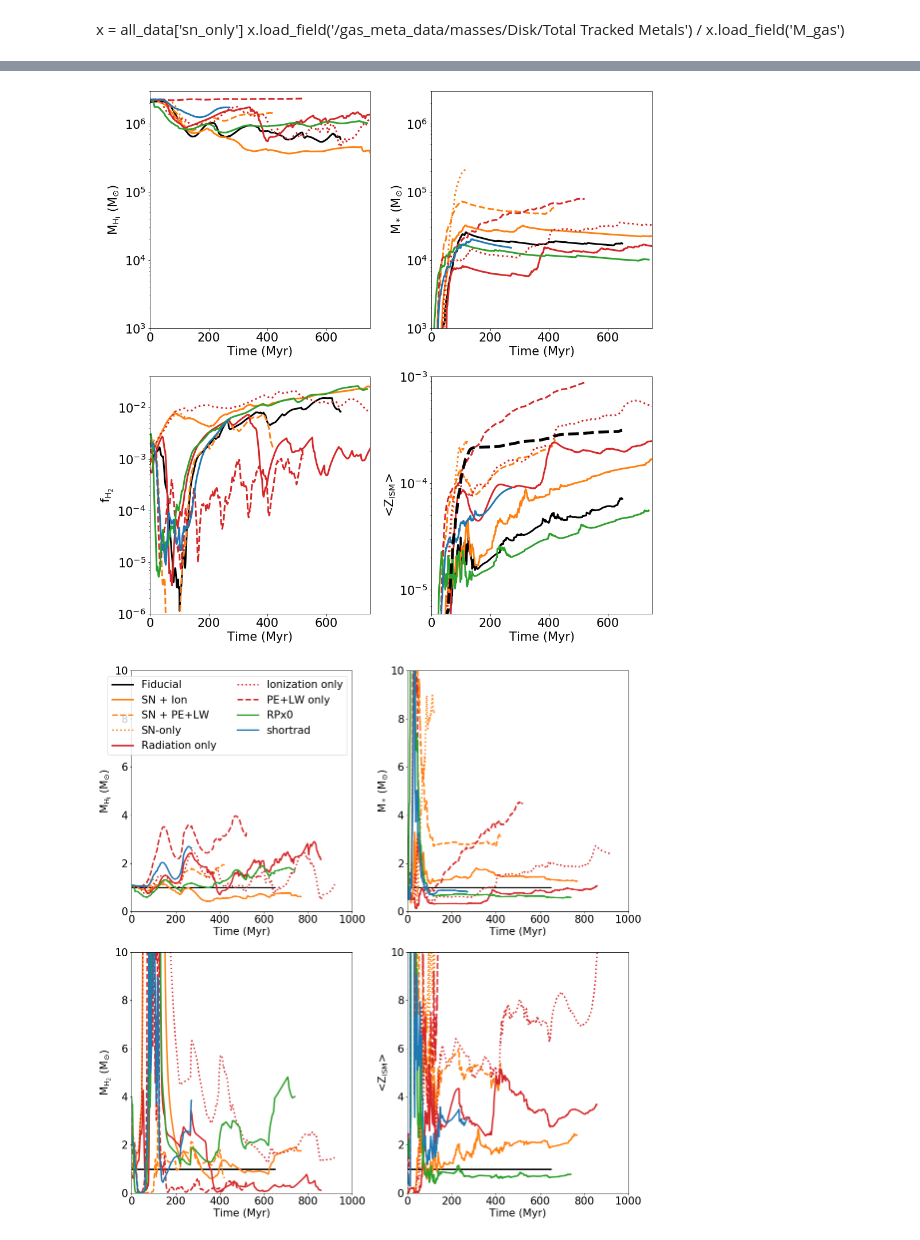
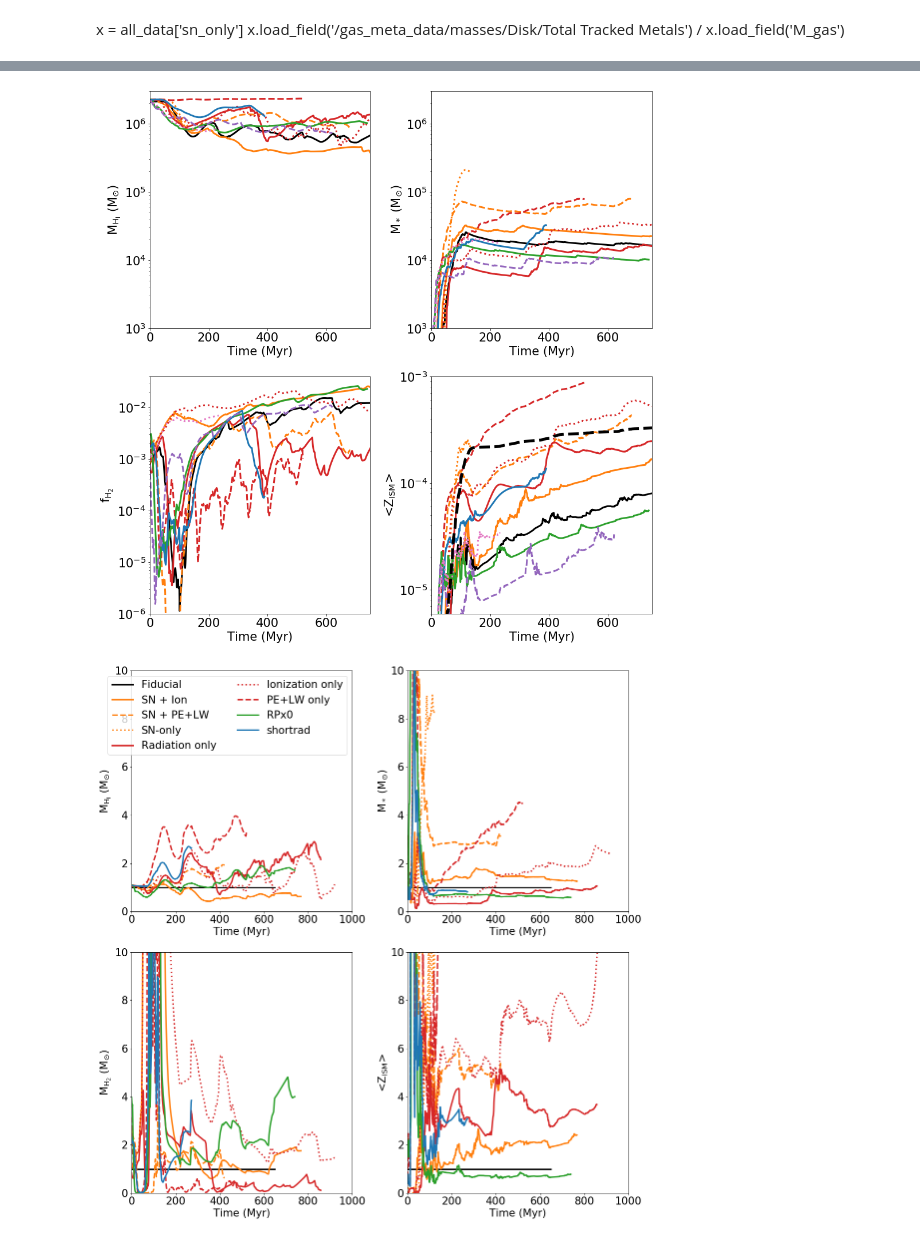
Before and after one commit to aemerick/galaxy_analysis, a Jupyter notebook: notebooks/physics_analysis.ipynb, the cells around one changed output, grey strips where cells are left out. Drawn from its saved outputs; the diff is of its cells as text; code cells hidden in the pictures.

```diff
--- a/notebooks/physics_analysis.ipynb
+++ b/notebooks/physics_analysis.ipynb
@@ -224,6 +229,8 @@ labels    = {'sn_only' : 'SN-only',
              'shortrad_72pc'   : 'shortrad-72pc',
              'sn_ion-no-otrad' : 'SN + Ion',
              'sn_otrad_no-ion' : 'SN + PE+LW',
+             'snlw'            : 'SN + LW',
+             'snpe'            : 'SN + PE',
              'sn_otrad_ion_RPx2' : 'RPx2',
              'sn_otrad_ion_RPx5' : 'RPx5',
              'sn_otrad_ion_noRP'     : 'RPx0',
@@ -261,6 +268,8 @@ if True:
     colors['fiducial'] = 'black';        lstyles['fiducial'] = '-'
     colors['sn_ion-no-otrad'] = 'C1'; lstyles['sn_ion-no-otrad'] = '-'
     colors['sn_otrad_no-ion'] = 'C1'; lstyles['sn_otrad_no-ion'] = '--'
+    colors['snlw']            = 'C4'; lstyles['snlw']            = '--'
+    colors['snpe']            = 'C6'; lstyles['snpe']            = ':'
     colors['sn_only']  = 'C1';        lstyles['sn_only'] = ':'
 
     colors['otrad_ion-no-sn'] = 'C3';  lstyles['otrad_ion-no-sn'] = '-'
@@ -392,7 +403,7 @@ x.load_field('/gas_meta_data/masses/Disk/Total Tracked Metals') / x.load_field('
 #
 # plot a SFR comparison
 #
-
+plot_settings()
 
 fig, axes = plt.subplots(1,2,sharey=True)
 fig.set_size_inches(16,8)
@@ -420,8 +431,8 @@ for i,run in enumerate(runs_to_plot):
         color = 'black'
     else:
         color = "C%0i"%(i)
-    ax.step(t[:-1], SFR, label = labels[run], lw = 3, where = 'post', color = colors[run], ls=lstyles[run])
-    #ax.plot(t[:-1], SFR, label = labels[run], lw = 3, color = colors[run], ls=lstyles[run])
+    #ax.step(t[:-1], SFR, label = labels[run], lw = 3, where = 'post', color = colors[run], ls=lstyles[run])
+    ax.plot(t[:-1], SFR, label = labels[run], lw = 3, color = colors[run], ls=lstyles[run])
 
     plt.minorticks_on()
 
@@ -447,8 +458,8 @@ for i,run in enumerate(runs_to_plot):
         color = 'black'
     else:
         color = "C%0i"%(i)
-    ax.step(t[:-1], SFR, label = labels[run], lw = 3, where = 'post', color = colors[run], ls=lstyles[run])
-    #ax.plot(t[:-1], SFR, label = labels[run], lw = 3, color = colors[run], ls=lstyles[run])
+    #ax.step(t[:-1], SFR, label = labels[run], lw = 3, where = 'post', color = colors[run], ls=lstyles[run])
+    ax.plot(t[:-1], SFR, label = labels[run], lw = 3, color = colors[run], ls=lstyles[run])
 
     plt.minorticks_on()
 
@@ -485,7 +648,7 @@ ax_labels = [r'M$_{\rm H_I}$ (M$_{\odot}$)', r'M$_{\rm *}$ (M$_{\odot}$)',
              r'<Z$_{\rm ISM}$>']
 ylims = [ [1.0E3,3.0E6], [1.0E3,3.0E6], [1.0E-6,4.0E-2], [6.0E-6,1.0E-3]]
 
-runs_to_plot = base_comparison
+runs_to_plot = base_comparison + ['snlw','snpe']
 
 
 index = 0
@@ -531,36 +694,39 @@ for ax1 in axes:
 
 
 
         index = index + 1
 
 
         axj = axj + 1
 
     axi = axi + 1
 
 
 closed_box = True
 
 # overplot closed box model for fiducial run
 if closed_box:
-    y = all_data['fiducial'].load_field('/gas_meta_data/masses/OutsideBox/Total Tracked Metals') +\
-        all_data['fiducial'].load_field('/gas_meta_data/masses/FullBox/Total Tracked Metals')
+    y = 1.0*all_data['fiducial'].load_field('/gas_meta_data/masses/OutsideBox/Total Tracked Metals')
+    #print(y[649] - y[650])
 
+    y[650:] = y[650:] + 513.927
+
+    y = y +  all_data['fiducial'].load_field('/gas_meta_data/masses/FullBox/Total Tracked Metals')
     y = y / all_data['fiducial'].load_field('M_gas')[0]
     x = all_data['fiducial'].load_field('time')
 
     axes[(1,1)].plot(x - x[0], y, color = 'black', ls = '--', lw = 5, label = 'Closed Box')
    # axes[(1,1)].legend(loc='best')
 
 
 #axes[(0,0)].legend(loc='best',ncol=2)
 
 
 plt.tight_layout()
 
 fig.savefig("physics_comparison_masses.png")
 # %% [output]
-[figure, old version]
+[figure, new version]
 # %%
 #
 # plot a mass comparison
```
Also changed, not shown: parts of 12 cells of this notebook.
